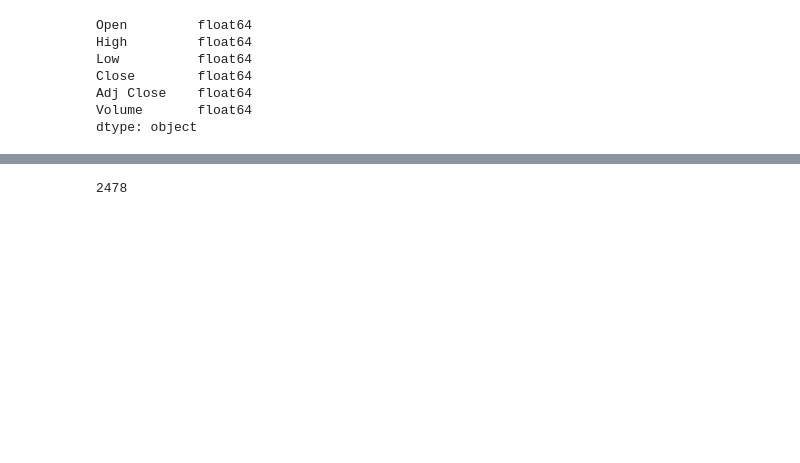
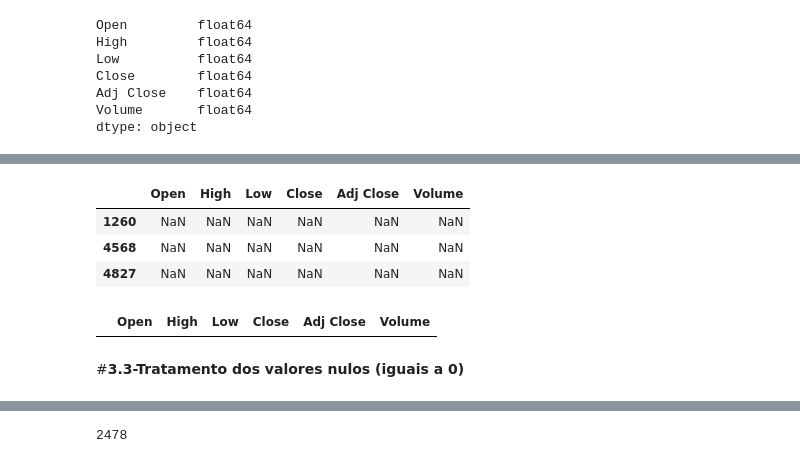
Before and after one commit to claubermartins/Stock-market-prediction, a Jupyter notebook: stock_market_prediction.ipynb, the cells around one changed output, grey strips where cells are left out. Saved outputs shown, nothing was run; the diff lists cells and outputs as text; code cells hidden in the pictures; blank space fills up the shorter version.

```diff
--- a/stock_market_prediction.ipynb
+++ b/stock_market_prediction.ipynb
@@ -68,0 +105,13 @@ dtype: int64
+# %%
+#encontrando onde os valores faltantes estão
+base.loc[pd.isnull(base['Open'])]
+base.loc[pd.isnull(base['High'])]
+base.loc[pd.isnull(base['Low'])]
+base.loc[pd.isnull(base['Close'])]
+base.loc[pd.isnull(base['Adj Close'])]
+base.loc[pd.isnull(base['Volume'])]
+# %% [output]
+|  | Open | High | Low | Close | Adj Close | Volume |
+| 1260 | NaN | NaN | NaN | NaN | NaN | NaN |
+| 4568 | NaN | NaN | NaN | NaN | NaN | NaN |
+| 4827 | NaN | NaN | NaN | NaN | NaN | NaN |
@@ -68,0 +123,12 @@ dtype: int64
+# %%
+#verificando novamente se ainda temos valores faltantes
+base.loc[pd.isnull(base['Open'])]
+base.loc[pd.isnull(base['High'])]
+base.loc[pd.isnull(base['Low'])]
+base.loc[pd.isnull(base['Close'])]
+base.loc[pd.isnull(base['Adj Close'])]
+base.loc[pd.isnull(base['Volume'])]
+# %% [output]
+|  | Open | High | Low | Close | Adj Close | Volume |
+# %% [markdown]
+#**3.3-Tratamento dos valores nulos (iguais a 0)**
```
Also changed, not shown: parts of 49 cells of this notebook.
